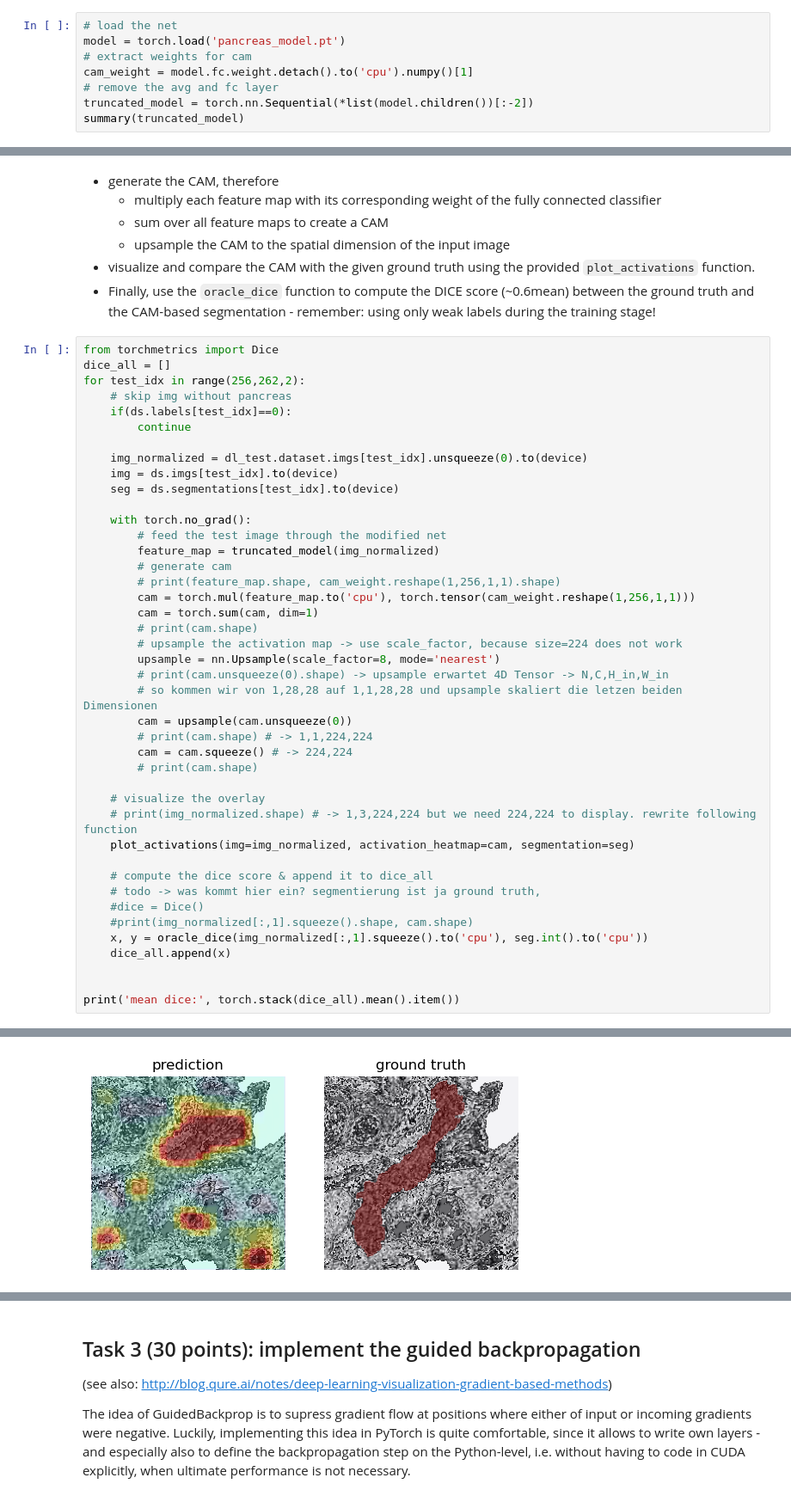
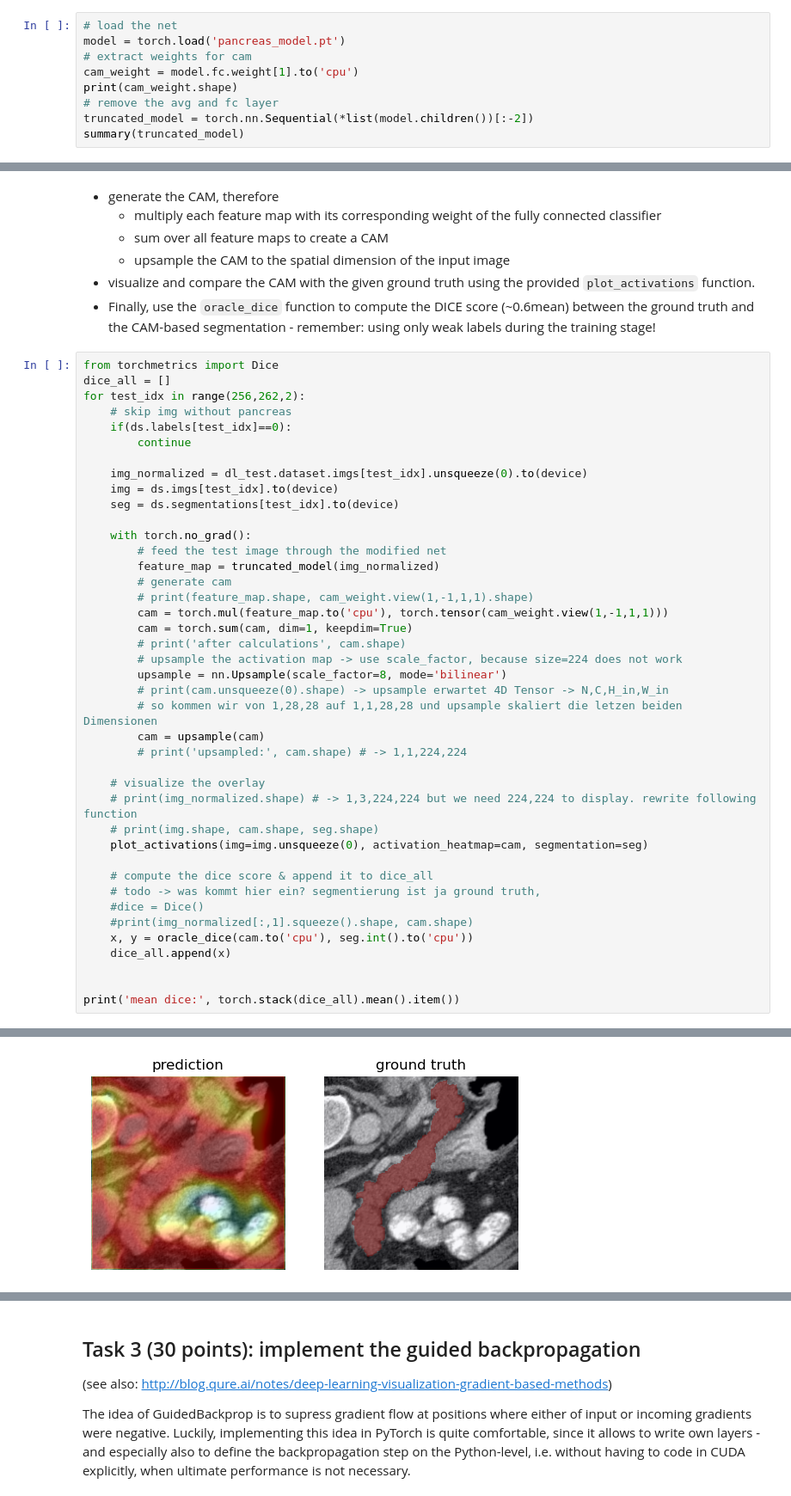
Before and after one commit to DerManjuel/MDL, a Jupyter notebook: MDL_Exercise4_Explainability.ipynb, the cells around one changed output, grey strips where cells are left out. Shown at 86% size. Drawn from its saved outputs; the diff is of its cells as text.

```diff
--- a/MDL_Exercise4_Explainability.ipynb
+++ b/MDL_Exercise4_Explainability.ipynb
@@ -456,7 +454,8 @@ Therefore, we need to implement the following steps:
 # load the net
 model = torch.load('pancreas_model.pt')
 # extract weights for cam
-cam_weight = model.fc.weight.detach().to('cpu').numpy()[1]
+cam_weight = model.fc.weight[1].to('cpu')
+print(cam_weight.shape)
 # remove the avg and fc layer
 truncated_model = torch.nn.Sequential(*list(model.children())[:-2])
 summary(truncated_model)
@@ -519,28 +519,27 @@ for test_idx in range(256,262,2):
         # feed the test image through the modified net
         feature_map = truncated_model(img_normalized)
         # generate cam
-        # print(feature_map.shape, cam_weight.reshape(1,256,1,1).shape)
-        cam = torch.mul(feature_map.to('cpu'), torch.tensor(cam_weight.reshape(1,256,1,1)))
-        cam = torch.sum(cam, dim=1)
-        # print(cam.shape)
+        # print(feature_map.shape, cam_weight.view(1,-1,1,1).shape)
+        cam = torch.mul(feature_map.to('cpu'), torch.tensor(cam_weight.view(1,-1,1,1)))
+        cam = torch.sum(cam, dim=1, keepdim=True)
+        # print('after calculations', cam.shape)
         # upsample the activation map -> use scale_factor, because size=224 does not work
-        upsample = nn.Upsample(scale_factor=8, mode='nearest')
+        upsample = nn.Upsample(scale_factor=8, mode='bilinear')
         # print(cam.unsqueeze(0).shape) -> upsample erwartet 4D Tensor -> N,C,H_in,W_in
         # so kommen wir von 1,28,28 auf 1,1,28,28 und upsample skaliert die letzen beiden Dimensionen
-        cam = upsample(cam.unsqueeze(0))
-        # print(cam.shape) # -> 1,1,224,224
-        cam = cam.squeeze() # -> 224,224
-        # print(cam.shape)
+        cam = upsample(cam)
+        # print('upsampled:', cam.shape) # -> 1,1,224,224
 
     # visualize the overlay
     # print(img_normalized.shape) # -> 1,3,224,224 but we need 224,224 to display. rewrite following function
-    plot_activations(img=img_normalized, activation_heatmap=cam, segmentation=seg)
+    # print(img.shape, cam.shape, seg.shape)
+    plot_activations(img=img.unsqueeze(0), activation_heatmap=cam, segmentation=seg)
 
     # compute the dice score & append it to dice_all
     # todo -> was kommt hier ein? segmentierung ist ja ground truth,
     #dice = Dice()
     #print(img_normalized[:,1].squeeze().shape, cam.shape)
-    x, y = oracle_dice(img_normalized[:,1].squeeze().to('cpu'), seg.int().to('cpu'))
+    x, y = oracle_dice(cam.to('cpu'), seg.int().to('cpu'))
     dice_all.append(x)
 
 
@@ -550 +549 @@ mean dice: 0.29722899198532104
-[figure, old version]
+[figure, new version]
```
Also changed, not shown: parts of 8 cells of this notebook, 1 other file.
